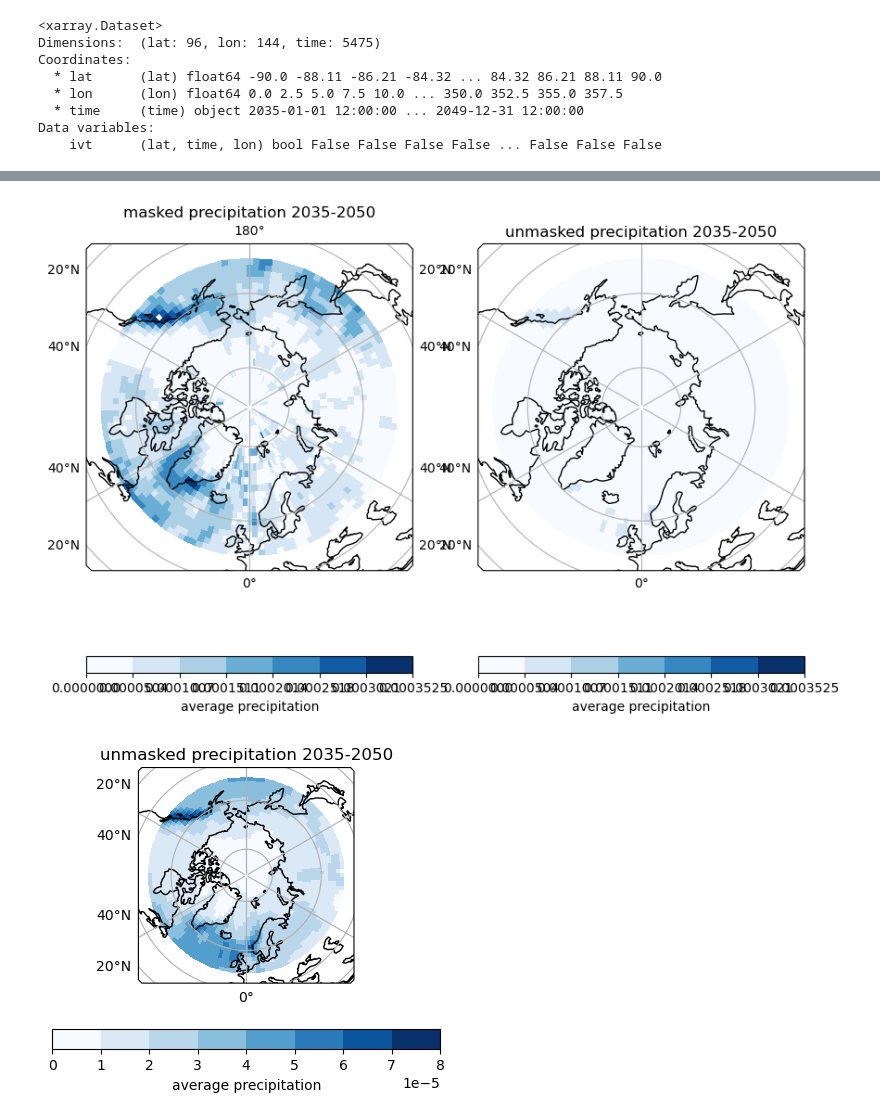
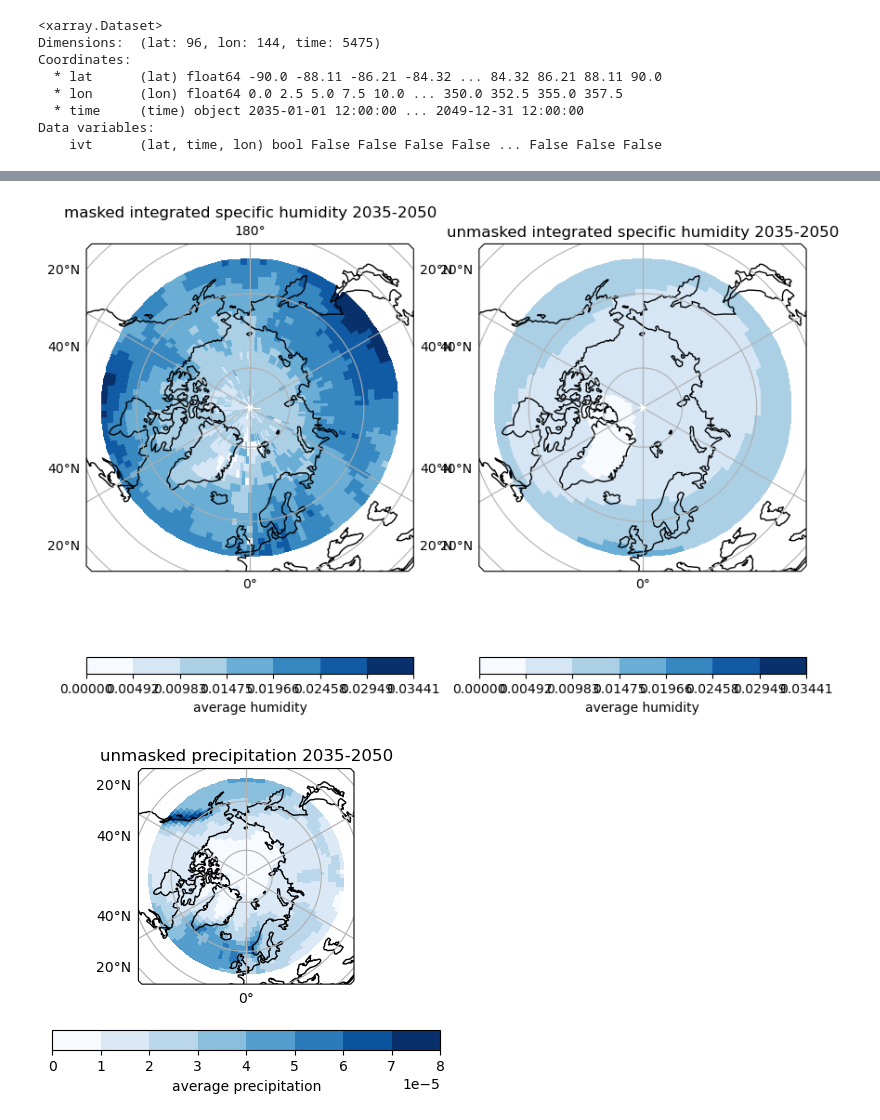
Before and after one commit to eScience-course/Tjaernoe2022-group5, a Jupyter notebook: notebooks/Lea/ssp245_3550.ipynb, the cells around one changed output, grey strips where cells are left out. Drawn from its saved outputs; the diff is of its cells as text; code cells hidden in the pictures.

```diff
--- a/notebooks/Lea/ssp245_3550.ipynb
+++ b/notebooks/Lea/ssp245_3550.ipynb
@@ -145,41 +152,41 @@ temp = arc['tas'].mean('time')
 # %%
 f,ax = plt.subplots(1,2, dpi=100, figsize =(10,8),
                     subplot_kw={'projection':ccrs.Orthographic(central_latitude=90.0)})
 
-mprec.squeeze().plot.pcolormesh(
-    cmap = plt.get_cmap('Blues'),ax=ax[0], vmin = 0, vmax = mprec.max(),
+mintvapor.squeeze().plot.pcolormesh(
+    cmap = plt.get_cmap('Blues'),ax=ax[0], vmin = 0, vmax = mintvapor.max(),
     cbar_kwargs={
-        'label':'average precipitation',
+        'label':'average humidity',
         'orientation':'horizontal',
 
     },
     transform=ccrs.PlateCarree(),
     x='lon',y='lat',
     levels = 8
 )
-prec.squeeze().plot.pcolormesh(
-    cmap = plt.get_cmap('Blues'),ax=ax[1], vmin = 0, vmax = mprec.max(),
+intvapor.squeeze().plot.pcolormesh(
+    cmap = plt.get_cmap('Blues'),ax=ax[1], vmin = 0, vmax = mintvapor.max(),
     cbar_kwargs={
-        'label':'average precipitation',
+        'label':'average humidity',
         'orientation':'horizontal',
 
     },
     transform=ccrs.PlateCarree(),
     x='lon',y='lat',
     levels = 8
 )
 
-ax[0].set_title('masked precipitation 2035-2050')
-ax[1].set_title('unmasked precipitation 2035-2050')
+ax[0].set_title('masked integrated specific humidity 2035-2050')
+ax[1].set_title('unmasked integrated specific humidity 2035-2050')
 ax[0].coastlines()
 ax[1].coastlines()
 
 gl = ax[0].gridlines(draw_labels=True)
 gl = ax[1].gridlines(draw_labels=True)
 gl.top_labels = False
 gl.right_labels = False
 # %% [output]
-[figure, old version]
+[figure, new version]
 # %%
 f,ax = plt.subplots(dpi=100, figsize =(5,4),
                     subplot_kw={'projection':ccrs.Orthographic(central_latitude=90.0)})
```
Also changed, not shown: parts of 1 cell of this notebook, 1 other file.
